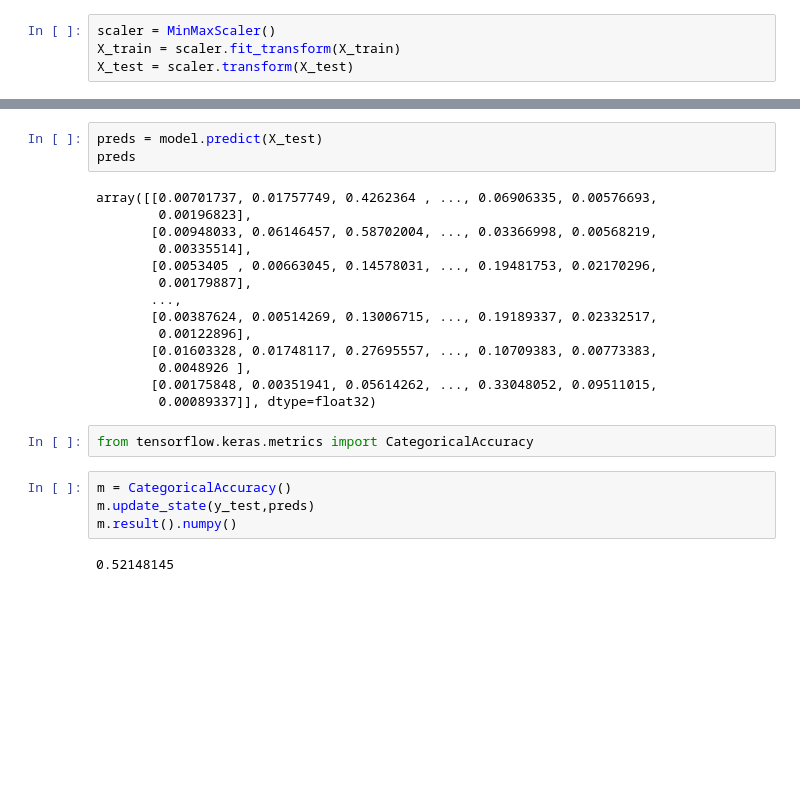
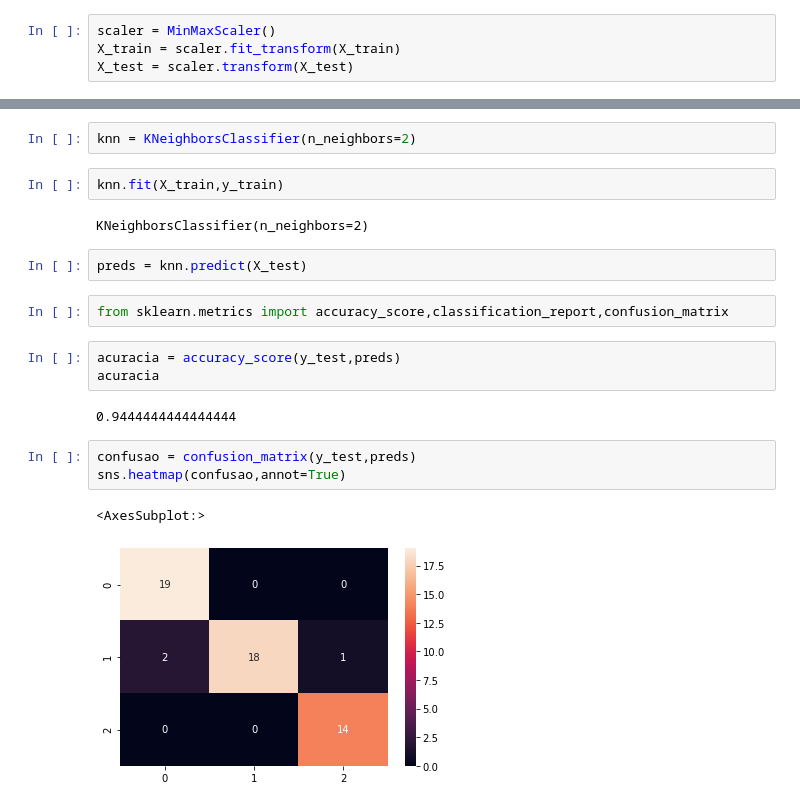
Before and after one commit to Matos-V/TCC_phase_detection_with_ML, a Jupyter notebook: ML_testes/wine_quality.ipynb, the cells around one changed output, grey strips where cells are left out. Saved outputs shown, nothing was run; the diff lists cells and outputs as text; blank space fills up the shorter version.

```diff
--- a/ML_testes/wine_quality.ipynb
+++ b/ML_testes/wine_quality.ipynb
@@ -139,25 +86,21 @@ pd.DataFrame( model.history.history).plot()
+# %%
+knn = KNeighborsClassifier(n_neighbors=2)
+# %%
+knn.fit(X_train,y_train)
+# %% [output]
+KNeighborsClassifier(n_neighbors=2)
 # %%
-preds = model.predict(X_test)
-preds
+preds = knn.predict(X_test)
-# %% [output]
-array([[0.00701737, 0.01757749, 0.4262364 , ..., 0.06906335, 0.00576693,
-        0.00196823],
-       [0.00948033, 0.06146457, 0.58702004, ..., 0.03366998, 0.00568219,
-        0.00335514],
-       [0.0053405 , 0.00663045, 0.14578031, ..., 0.19481753, 0.02170296,
-        0.00179887],
-       ...,
-       [0.00387624, 0.00514269, 0.13006715, ..., 0.19189337, 0.02332517,
-        0.00122896],
-       [0.01603328, 0.01748117, 0.27695557, ..., 0.10709383, 0.00773383,
-        0.0048926 ],
-       [0.00175848, 0.00351941, 0.05614262, ..., 0.33048052, 0.09511015,
-        0.00089337]], dtype=float32)
 # %%
-from tensorflow.keras.metrics import CategoricalAccuracy
+from sklearn.metrics import accuracy_score,classification_report,confusion_matrix
-# %%
-m = CategoricalAccuracy()
-m.update_state(y_test,preds)
-m.result().numpy()
-# %% [output]
-0.52148145
+# %%
+acuracia = accuracy_score(y_test,preds)
+acuracia
+# %% [output]
+0.9444444444444444
+# %%
+confusao = confusion_matrix(y_test,preds)
+sns.heatmap(confusao,annot=True)
+# %% [output]
+<AxesSubplot:>
+[figure, added]
```
Also changed, not shown: parts of 20 cells of this notebook, 2 other files.
